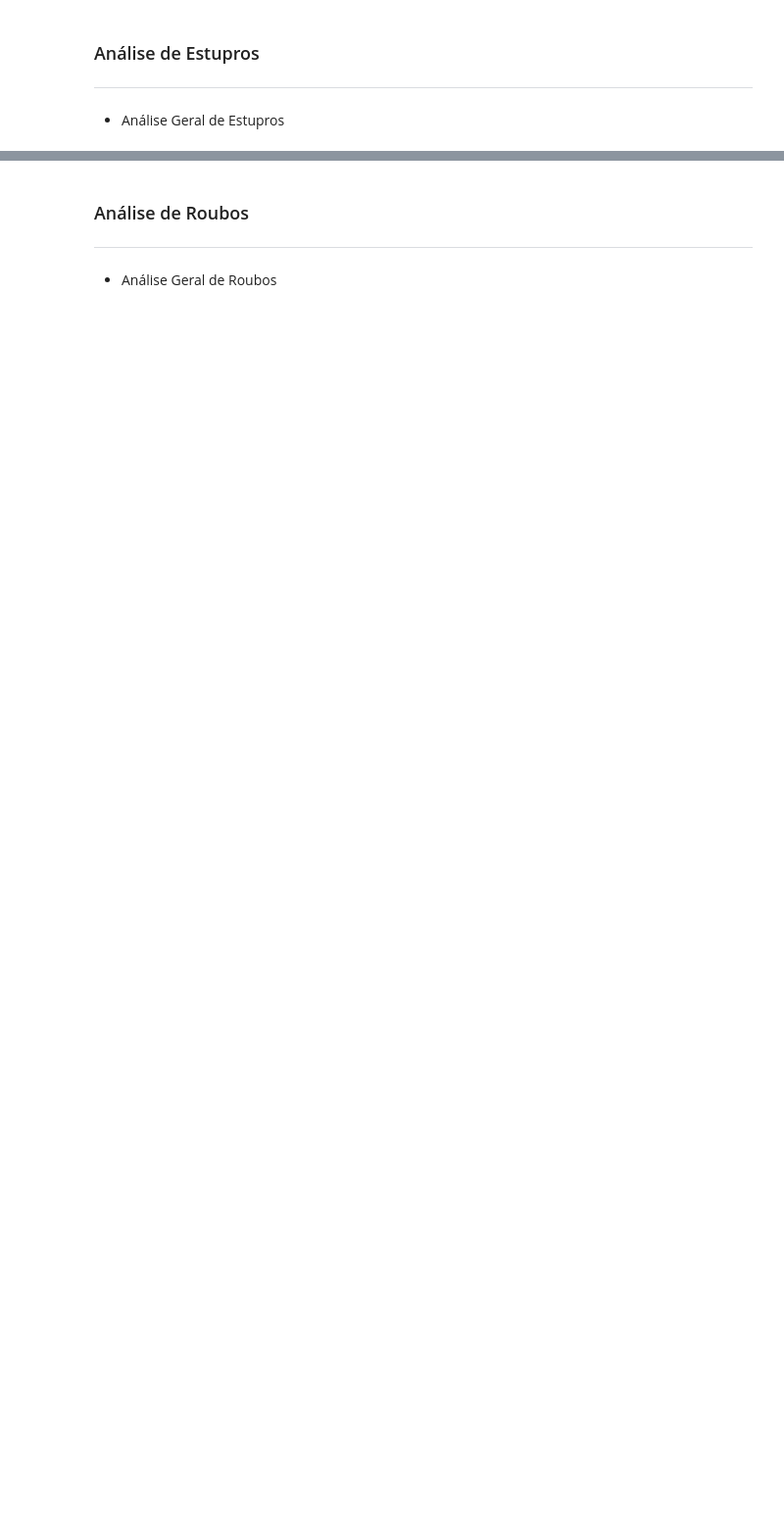
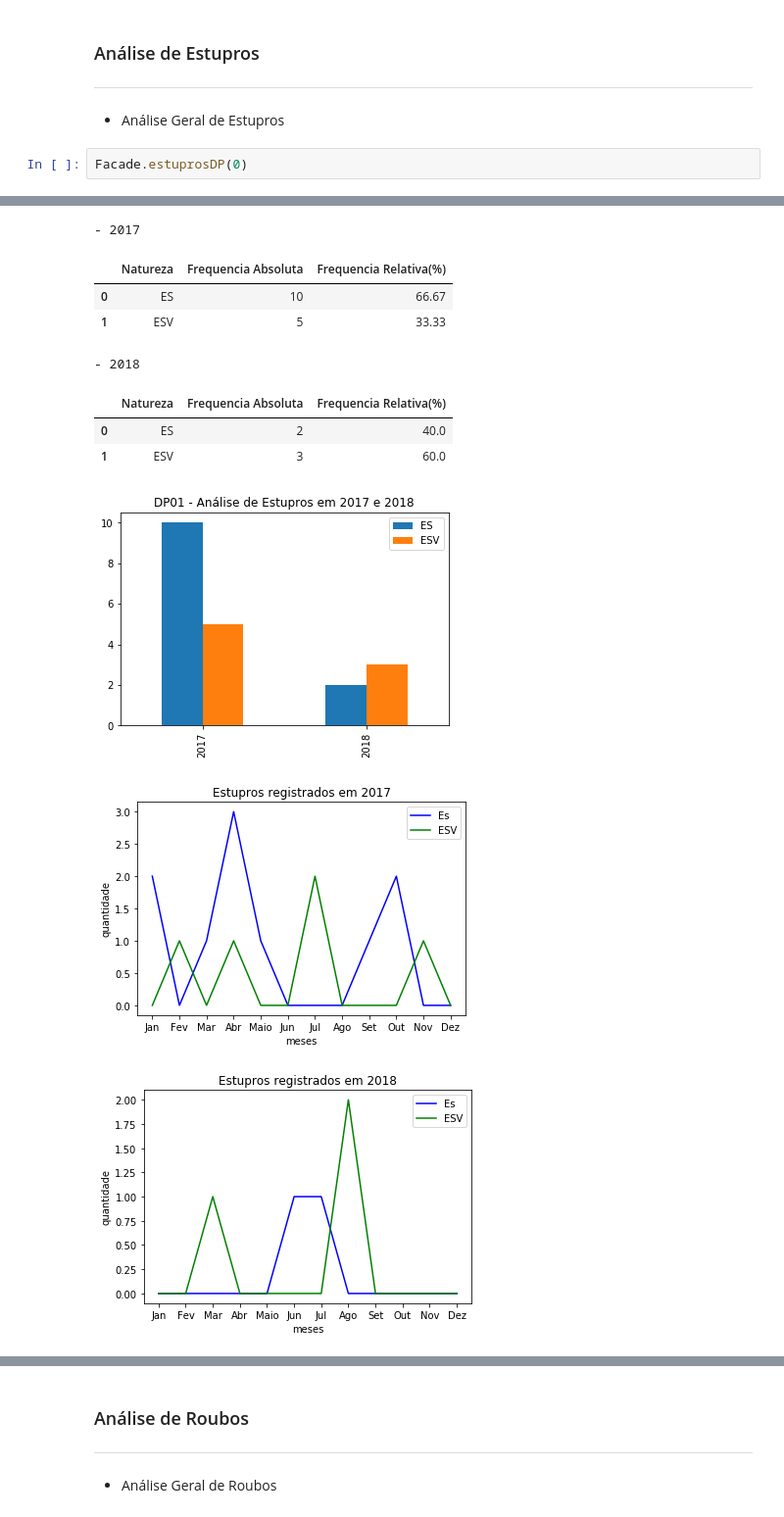
Before and after one commit to BRSystem64/ANADE, a Jupyter notebook: ANADE.ipynb, the cells around one changed output, grey strips where cells are left out. Shown at 98% size. Cells and saved outputs as stored; diff of their text form; blank space fills up the shorter version.

```diff
--- a/ANADE.ipynb
+++ b/ANADE.ipynb
@@ -406,3 +420,6 @@ Facade.lesoesDP(2)
 ### Análise de Estupros
 ---
 - Análise Geral de Estupros
+# %%
+Facade.estuprosDP(0)
+# %% [output]
@@ -408,0 +432,11 @@ Facade.lesoesDP(2)
+- 2017
+|  | Natureza | Frequencia Absoluta | Frequencia Relativa(%) |
+| 0 | ES | 10 | 66.67 |
+| 1 | ESV | 5 | 33.33 |
+- 2018
+|  | Natureza | Frequencia Absoluta | Frequencia Relativa(%) |
+| 0 | ES | 2 | 40.0 |
+| 1 | ESV | 3 | 60.0 |
+[figure, added]
+[figure, added]
+[figure, added]
```
Also changed, not shown: parts of 8 cells of this notebook.
